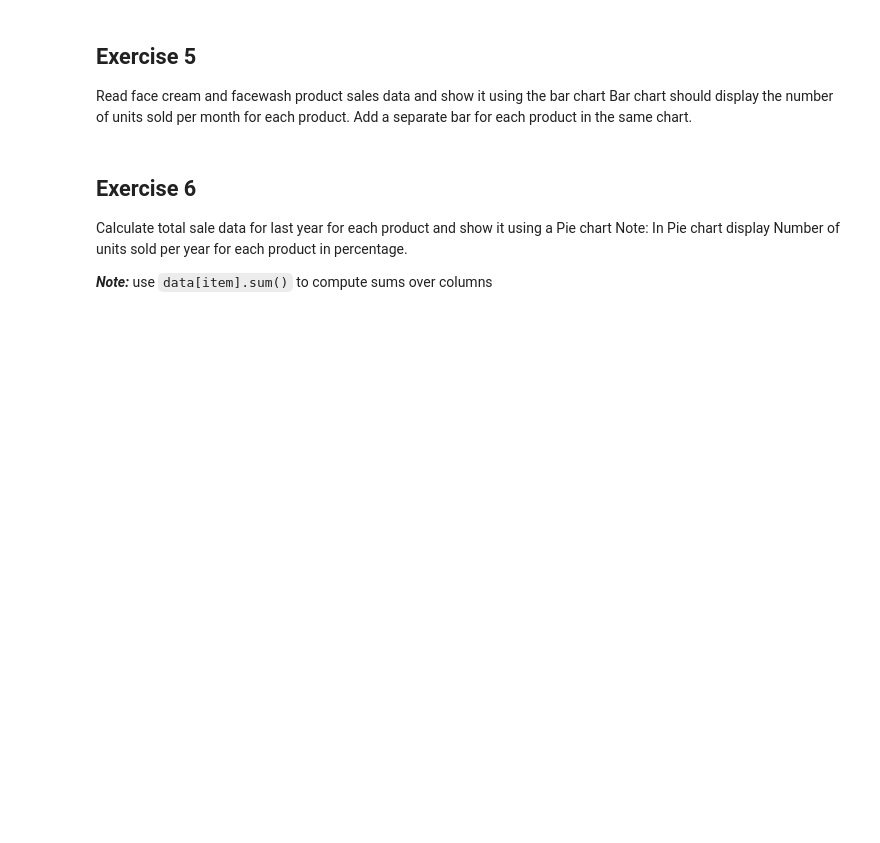
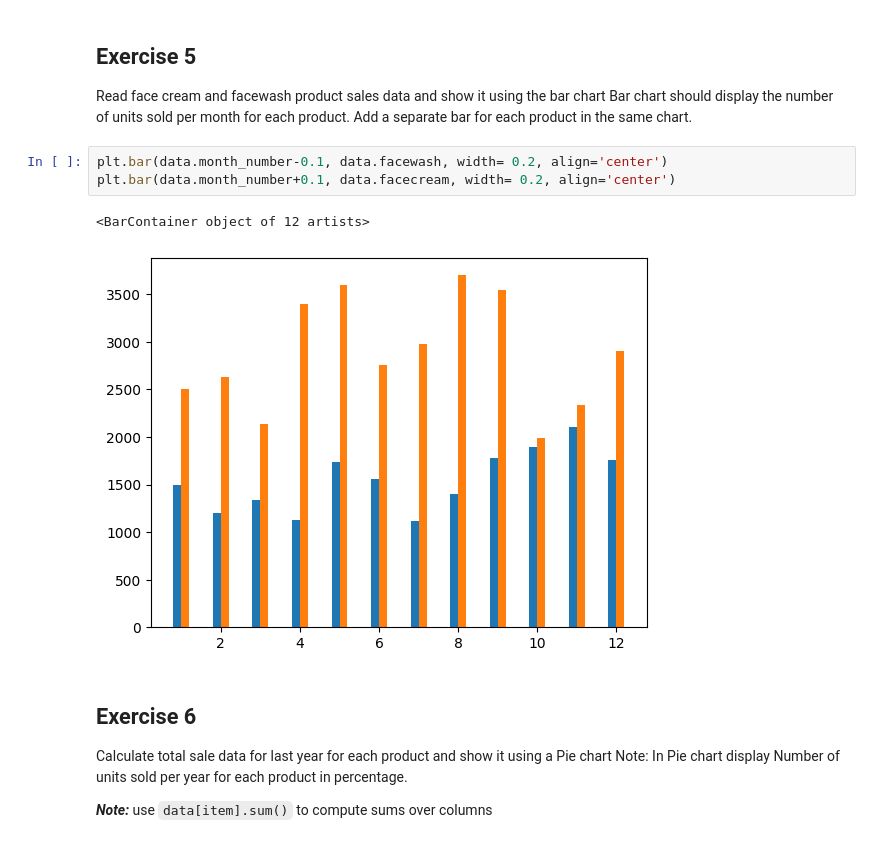
Before and after one commit to 0e141/ENITS_DataMining_WS23, a Jupyter notebook: Week_3/Assignment_3.2_Matplotlib.ipynb, the cells around one changed output. Cells and saved outputs as stored; diff of their text form; blank space fills up the shorter version.

```diff
--- a/Week_3/Assignment_3.2_Matplotlib.ipynb
+++ b/Week_3/Assignment_3.2_Matplotlib.ipynb
@@ -77,6 +82,12 @@ Also, add a grid in the plot.
 ## Exercise 5
 Read face cream and facewash product sales data and show it using the bar chart
 Bar chart should display the number of units sold per month for each product. Add a separate bar for each product in the same chart.
+# %%
+plt.bar(data.month_number-0.1, data.facewash, width= 0.2, align='center')
+plt.bar(data.month_number+0.1, data.facecream, width= 0.2, align='center')
+# %% [output]
+<BarContainer object of 12 artists>
+[figure, added]
 # %% [markdown]
 ## Exercise 6
 Calculate total sale data for last year for each product and show it using a Pie chart
```
Also changed, not shown: parts of 4 cells of this notebook.
